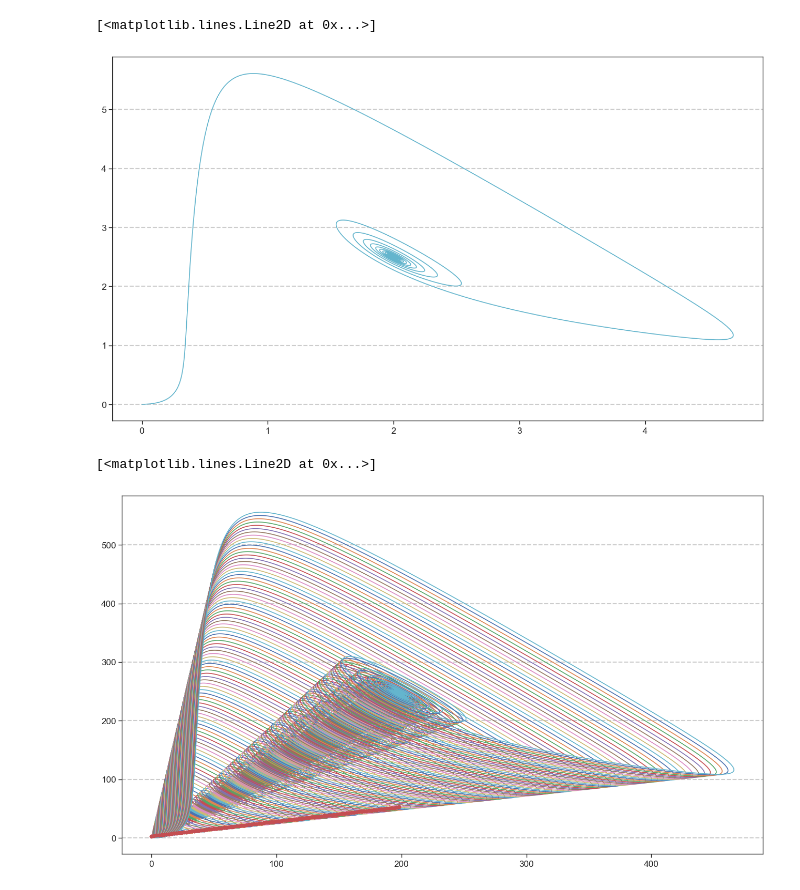
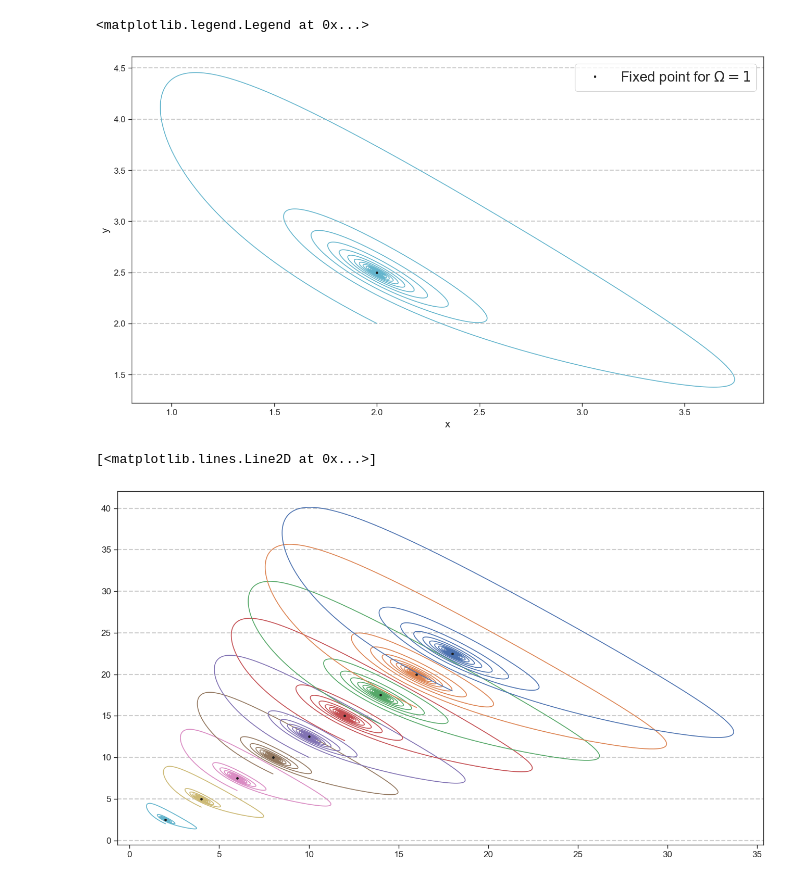
Before and after one commit to nielsdavidsen/PUK_2024, a Jupyter notebook: puk_start.ipynb, the cells around one changed output. Cells and saved outputs as stored; diff of their text form; code cells hidden in the pictures.

```diff
--- a/puk_start.ipynb
+++ b/puk_start.ipynb
@@ -41,11 +41,19 @@ def y_dot(x, y, omega):
     return dydt
 
 
-def x_mark(omega, a, b, c, d):
+def x_mark(omega, a, d):
+    return a*omega / d
+
+def y_mark(omega, a, b,  c, d):
+    return omega * b * d / (c * a)
+
+
+# d**2 /(a*c) * (omega + 1/(d**2) + 1)
 # %%
 # Euler method
 
-def euler(var, omega, dt, t_max):
+def euler(var_change, omega, dt, t_max):
+    var = var_change*omega
     x = var[0]
     y = var[1]
     t = 0
@@ -61,12 +69,15 @@ def euler(var, omega, dt, t_max):
         t += dt
     return x_list, y_list, t_list
 # %%
-start_var = [0 , 0]
+
 omega = 1
+var_change = np.array([2, 2])
 dt = 0.01
 t_max = 100
 
-x_list, y_list, t_list = euler(start_var, omega, dt, t_max)
+x_list, y_list, t_list = euler(var_change, omega, dt, t_max)
+x_star = x_mark(omega, a, d)
+y_star = y_mark(omega, a, b, c, d)
 
 # 3D plot
 fig = plt.figure(figsize=(16,9), dpi=100)
@@ -79,23 +90,28 @@ ax.plot(x_list, y_list, t_list)
 # 2D plot
 fig = plt.figure(figsize=(16,9), dpi=100)
 plt.plot(x_list, y_list)
+plt.plot(x_star, y_star, 'k.', label=f'Fixed point for $\Omega = 1$')
+plt.xlabel('x', fontsize=15)
+plt.ylabel('y', fontsize=15)
+plt.legend(fontsize=20)
 # %% [output]
-[<matplotlib.lines.Line2D at 0x...>]
+<matplotlib.legend.Legend at 0x...>
-[figure, old version]
+[figure, new version]
 # %%
-omega = np.arange(0.1, 100, 1)
+omega = np.arange(1, 10, 1)
+var_change = np.array([2, 2])
 x_mark_list = []
 y_mark_list = []
 
 
 plt.figure(figsize=(16,9), dpi=100)
 for i in omega:
-    x_list, y_list, t_list = euler(start_var, i, dt, t_max)
-    x_mark_list.append(a * i / d)
-    y_mark_list.append( 1/(a * c) * (i * d**2 + b + d**2))
+    x_list, y_list, t_list = euler(var_change, i, dt, t_max)
+    x_mark_list.append(x_mark(i, a, d))
+    y_mark_list.append(y_mark(i, a, b, c, d))
     plt.plot(x_list, y_list, label=f'omega = {i}')
 
-plt.plot(x_mark_list, y_mark_list, 'ro', label='Stable fixed point')
+plt.plot(x_mark_list, y_mark_list, 'k.', label='Stable fixed point')
 # %% [output]
 [<matplotlib.lines.Line2D at 0x...>]
-[figure, old version]
+[figure, new version]
```
Also changed, not shown: parts of 2 cells of this notebook, 1 other file.
